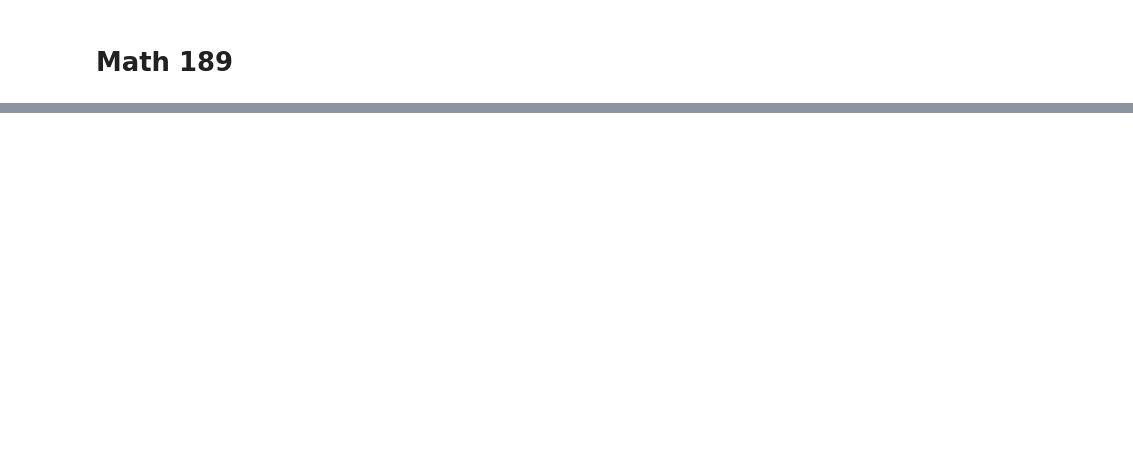
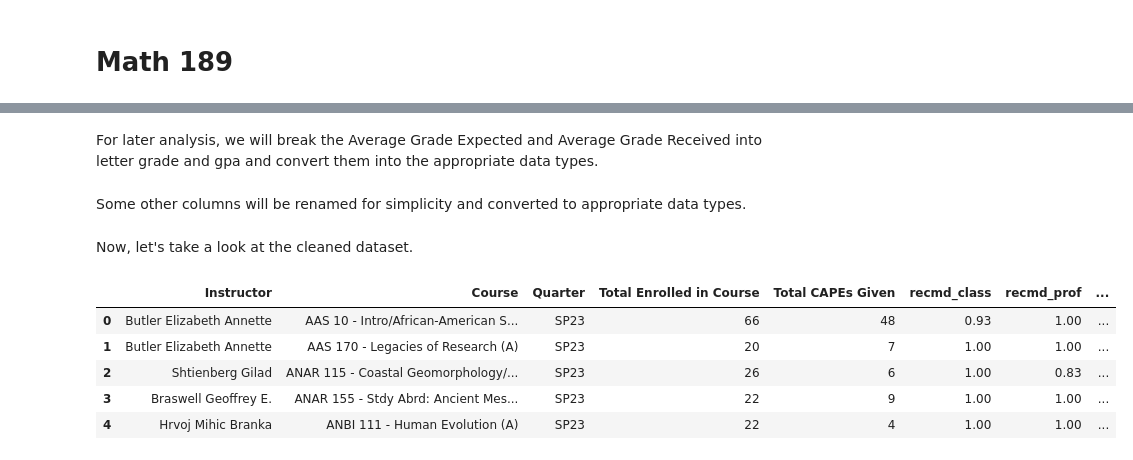
Before and after one commit to Yin-Y-M/Math-189-D12, a Jupyter notebook: Math 189 D12 Project.ipynb, the cells around one changed output, grey strips where cells are left out. Saved outputs shown, nothing was run; the diff lists cells and outputs as text; code cells hidden in the pictures; blank space fills up the shorter version.

```diff
--- a/Math 189 D12 Project.ipynb
+++ b/Math 189 D12 Project.ipynb
@@ -23,0 +29,2 @@ df = df.dropna()
+# %% [markdown]
+For later analysis, we will break the Average Grade Expected and Average Grade Received into letter grade and gpa and convert them into the appropriate data types.
@@ -23,0 +40,2 @@ df = df.dropna()
+# %% [markdown]
+Some other columns will be renamed for simplicity and converted to appropriate data types.
@@ -23,0 +51,11 @@ df = df.dropna()
+# %% [markdown]
+Now, let's take a look at the cleaned dataset.
+# %%
+df.head()
+# %% [output]
+|  | Instructor | Course | Quarter | Total Enrolled in Course | Total CAPEs Given | recmd_class | recmd_prof | ... |
+| 0 | Butler Elizabeth Annette | AAS 10 - Intro/African-American S... | SP23 | 66 | 48 | 0.93 | 1.00 | ... |
+| 1 | Butler Elizabeth Annette | AAS 170 - Legacies of Research (A) | SP23 | 20 | 7 | 1.00 | 1.00 | ... |
+| 2 | Shtienberg Gilad | ANAR 115 - Coastal Geomorphology/... | SP23 | 26 | 6 | 1.00 | 0.83 | ... |
+| 3 | Braswell Geoffrey E. | ANAR 155 - Stdy Abrd: Ancient Mes... | SP23 | 22 | 9 | 1.00 | 1.00 | ... |
+| 4 | Hrvoj Mihic Branka | ANBI 111 - Human Evolution (A) | SP23 | 22 | 4 | 1.00 | 1.00 | ... |
```
Also changed, not shown: parts of 14 cells of this notebook.
